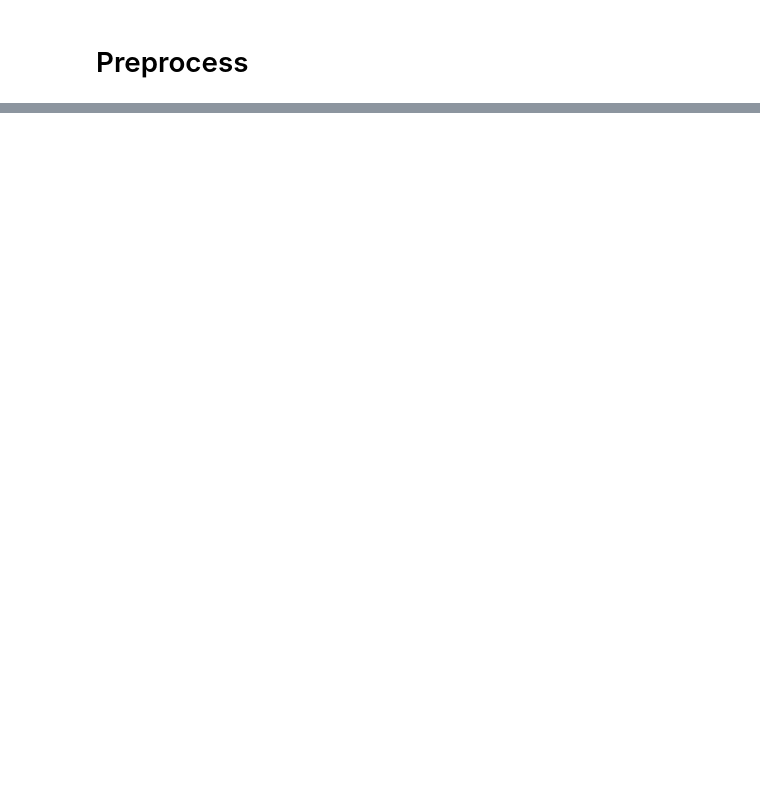
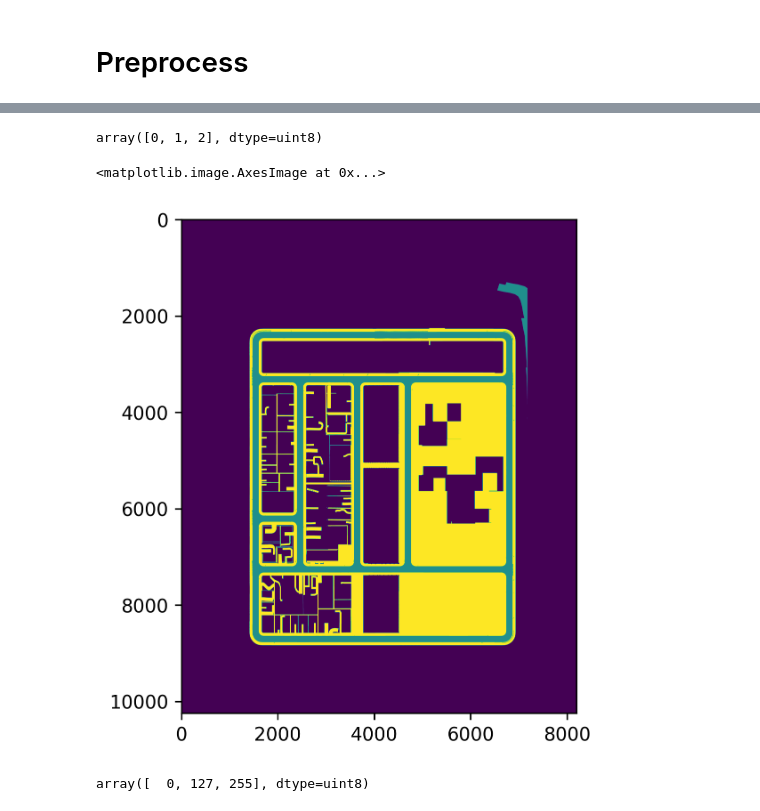
Before and after one commit to danielmtzbarba/CarlaClient, a Jupyter notebook: scripts/create-topview-map.ipynb, the cells around one changed output, grey strips where cells are left out. Saved outputs shown, nothing was run; the diff lists cells and outputs as text; code cells hidden in the pictures; blank space fills up the shorter version.

```diff
--- a/scripts/create-topview-map.ipynb
+++ b/scripts/create-topview-map.ipynb
@@ -193,6 +195,6 @@ np.unique(map, return_counts=True)
 # %%
-plt.rcParams['figure.dpi'] = 600
-plt.rcParams['savefig.dpi'] = 60
+plt.rcParams['figure.dpi'] = 300
+plt.rcParams['savefig.dpi'] = 600
 # %%
 def bevAsRGB(bev_img, n_classes, cmap):
 
@@ -225,0 +228,13 @@ plt.show()
+# %%
+image = np.array(padded)[:, :, 0]
+np.unique(image)
+# %% [output]
+array([0, 1, 2], dtype=uint8)
+# %%
+rescaled = (255.0/image.max() * (image - image.min())).astype(np.uint8)
+im = Image.fromarray(rescaled)
+# %%
+plt.imshow(im)
+# %% [output]
+<matplotlib.image.AxesImage at 0x...>
+[figure, added]
@@ -225,0 +243,6 @@ plt.show()
+# %%
+im = Image.open("Town01-1024-sem.png")
+arr = np.array(im, dtype=np.uint8)
+np.unique(arr)
+# %% [output]
+array([  0, 127, 255], dtype=uint8)
```
Also changed, not shown: parts of 9 cells of this notebook, 10 other files.
